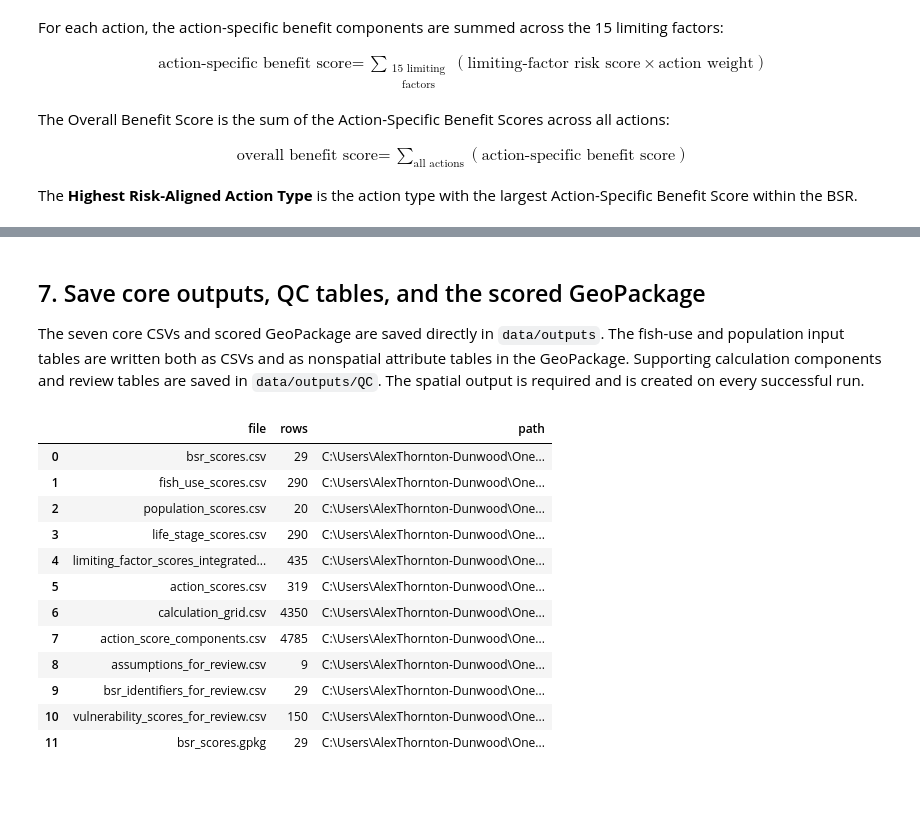
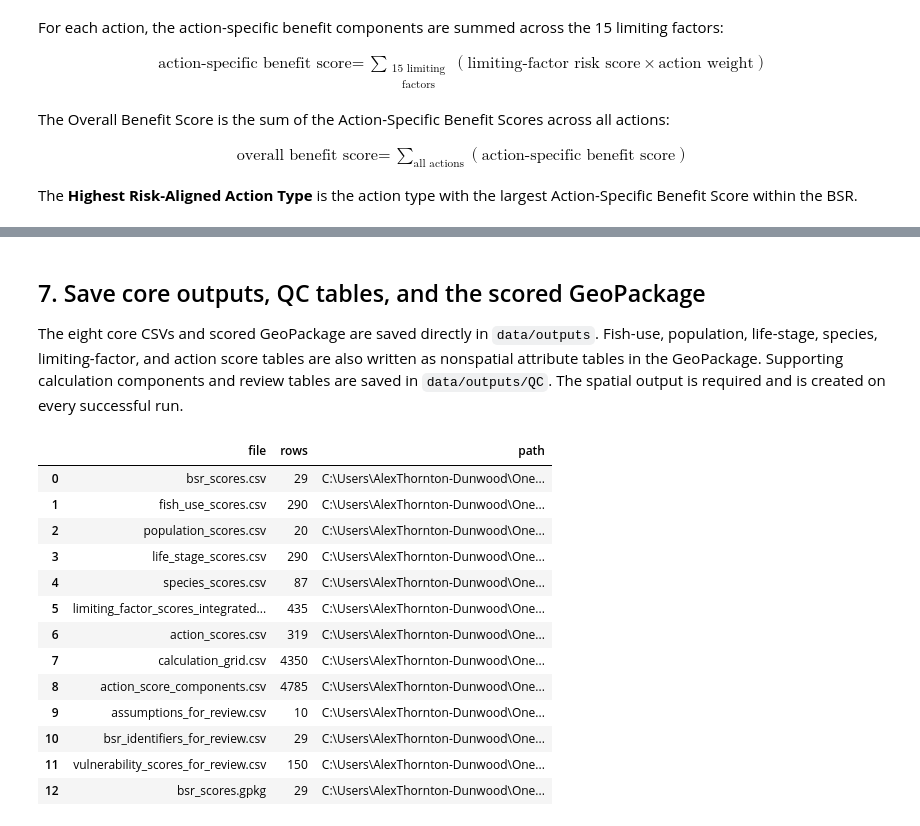
Before and after one commit to atdunwoody/atlas_lvl1-2_scoring_webapp, a Jupyter notebook: archive/atlas_integrated_scoring.ipynb, the cells around one changed output, grey strips where cells are left out. Saved outputs shown, nothing was run; the diff lists cells and outputs as text; code cells hidden in the pictures; blank space fills up the shorter version.

```diff
--- a/archive/atlas_integrated_scoring.ipynb
+++ b/archive/atlas_integrated_scoring.ipynb
@@ -298,10 +306,30 @@ if not schema_qc["schema_pass"].all():
     }
     raise ValueError(f"One or more input schemas do not match: {details}")
 
-# Rename BSR fish use for stable output naming. It is retained for context only.
+# Preserve the source life-stage score and rename BSR fish use for stable
+# output naming. BSR fish use is retained for context only.
 fish_use = raw["fish_use"].rename(
-    columns={"fish_use_score_decimal": "fish_use_score"}
+    columns={
+        "LS_corrected_score": "LS_corrected_score_source",
+        "fish_use_score_decimal": "fish_use_score",
+    }
 ).copy()
+
+# Normalize life-stage fish use by the maximum value across the complete
+# input table. Dividing by the maximum preserves meaningful zeros and the
+# ratios among source scores while constraining the multiplier to 0 to 1.
+life_stage_fish_use_source_max = fish_use["LS_corrected_score_source"].max()
+if (
+    not np.isfinite(life_stage_fish_use_source_max)
+    or life_stage_fish_use_source_max <= 0
+):
+    raise ValueError(
+        "Life-stage fish-use scores must include at least one positive value."
+    )
+fish_use["LS_corrected_score"] = (
+    fish_use["LS_corrected_score_source"]
+    / life_stage_fish_use_source_max
+)
 
 # Copy population priorities so the imported table is not modified.
 population = raw["population"].copy()
@@ -337,7 +365,8 @@ lfat = raw["lfat"].copy()
 # Record the implemented definitions for the saved QC documentation.
 assumptions = pd.DataFrame(
     [
-        ["Life-stage fish use", "LS_corrected_score", "Used in both impact and risk."],
+        ["Life-stage fish use", "LS_corrected_score", "Source score divided by the maximum source score; ranges from 0 to 1."],
+        ["Source life-stage fish use", "LS_corrected_score_source", "Retained for audit; not used directly in impact or risk."],
         ["Species fish use", "species_aggregate_score", "Context only; not a direct multiplier."],
         ["BSR fish use", "fish_use_score_decimal", "Context only; not a direct multiplier."],
         ["Population priority", "population_priority", "Risk equals impact multiplied by priority."],
@@ -1153,7 +1260,7 @@ display(
 # %% [markdown]
 ## 7. Save core outputs, QC tables, and the scored GeoPackage
 
-The seven core CSVs and scored GeoPackage are saved directly in `data/outputs`. The fish-use and population input tables are written both as CSVs and as nonspatial attribute tables in the GeoPackage. Supporting calculation components and review tables are saved in `data/outputs/QC`. The spatial output is required and is created on every successful run.
+The eight core CSVs and scored GeoPackage are saved directly in `data/outputs`. Fish-use, population, life-stage, species, limiting-factor, and action score tables are also written as nonspatial attribute tables in the GeoPackage. Supporting calculation components and review tables are saved in `data/outputs/QC`. The spatial output is required and is created on every successful run.
 # %%
 identifier_review = (
     fish_use[["bsr", "basin", "bsr_crosswalk_status"]]
@@ -1167,6 +1274,7 @@ CORE_SCORE_FILES = {
     "fish_use": "fish_use_scores.csv",
     "population": "population_scores.csv",
     "life_stage": "life_stage_scores.csv",
+    "species": "species_scores.csv",
     "limiting_factor": "limiting_factor_scores_integrated.csv",
     "action": "action_scores.csv",
     "grid": "calculation_grid.csv",
@@ -1177,6 +1285,7 @@ CORE_OUTPUTS = {
     CORE_SCORE_FILES["fish_use"]: fish_use,
     CORE_SCORE_FILES["population"]: population,
     CORE_SCORE_FILES["life_stage"]: life_stage_scores,
+    CORE_SCORE_FILES["species"]: species_scores,
     CORE_SCORE_FILES["limiting_factor"]: limiting_factor_scores,
     CORE_SCORE_FILES["action"]: action_scores,
     CORE_SCORE_FILES["grid"]: calculation_grid,
@@ -1203,7 +1312,7 @@ GPKG_ATTRIBUTE_TABLES = {
         "table": fish_use,
         "identifier": "Atlas fish-use scores",
         "description": (
-            "Source overall, species, and life-stage fish-use scores"
+            "Source and normalized overall, species, and life-stage fish-use scores"
         ),
     },
     "population_scores": {
@@ -1218,6 +1327,13 @@ GPKG_ATTRIBUTE_TABLES = {
         "identifier": "Atlas life-stage scores",
         "description": (
             "Level 1 species and life-stage scores by BSR for attribute joins"
+        ),
+    },
+    "species_scores": {
+        "table": species_scores,
+        "identifier": "Atlas species scores",
+        "description": (
+            "Level 1 species impact and risk scores by BSR"
         ),
     },
     "limiting_factor_scores": {
@@ -1505,41 +1621,42 @@ def write_scored_bsr_gpkg(
 
 (
     BSR_OUTPUT_LAYER,
     BSR_GEOMETRY_FIELD,
     BSR_SOURCE_KEY,
     BSR_SCORE_FIELDS,
     BSR_ATTRIBUTE_TABLES,
 ) = write_scored_bsr_gpkg(
     BSR_INPUT_PATH, BSR_OUTPUT_PATH, bsr_scores, GPKG_ATTRIBUTE_TABLES
 )
 
 manifest_rows = [
     {"file": filename, "rows": len(table), "path": OUTPUT_PATHS[filename]}
     for filename, table in ALL_CSV_OUTPUTS.items()
 ]
 manifest_rows.append(
     {
         "file": BSR_OUTPUT_FILE,
         "rows": len(bsr_scores),
         "path": BSR_OUTPUT_PATH,
     }
 )
 output_manifest = pd.DataFrame(manifest_rows)
 display(output_manifest)
 # %% [output]
 |  | file | rows | path |
 | 0 | bsr_scores.csv | 29 | C:\Users\AlexThornton-Dunwood\One... |
 | 1 | fish_use_scores.csv | 290 | C:\Users\AlexThornton-Dunwood\One... |
 | 2 | population_scores.csv | 20 | C:\Users\AlexThornton-Dunwood\One... |
 | 3 | life_stage_scores.csv | 290 | C:\Users\AlexThornton-Dunwood\One... |
-| 4 | limiting_factor_scores_integrated... | 435 | C:\Users\AlexThornton-Dunwood\One... |
-| 5 | action_scores.csv | 319 | C:\Users\AlexThornton-Dunwood\One... |
-| 6 | calculation_grid.csv | 4350 | C:\Users\AlexThornton-Dunwood\One... |
-| 7 | action_score_components.csv | 4785 | C:\Users\AlexThornton-Dunwood\One... |
-| 8 | assumptions_for_review.csv | 9 | C:\Users\AlexThornton-Dunwood\One... |
-| 9 | bsr_identifiers_for_review.csv | 29 | C:\Users\AlexThornton-Dunwood\One... |
-| 10 | vulnerability_scores_for_review.csv | 150 | C:\Users\AlexThornton-Dunwood\One... |
-| 11 | bsr_scores.gpkg | 29 | C:\Users\AlexThornton-Dunwood\One... |
+| 4 | species_scores.csv | 87 | C:\Users\AlexThornton-Dunwood\One... |
+| 5 | limiting_factor_scores_integrated... | 435 | C:\Users\AlexThornton-Dunwood\One... |
+| 6 | action_scores.csv | 319 | C:\Users\AlexThornton-Dunwood\One... |
+| 7 | calculation_grid.csv | 4350 | C:\Users\AlexThornton-Dunwood\One... |
+| 8 | action_score_components.csv | 4785 | C:\Users\AlexThornton-Dunwood\One... |
+| 9 | assumptions_for_review.csv | 10 | C:\Users\AlexThornton-Dunwood\One... |
+| 10 | bsr_identifiers_for_review.csv | 29 | C:\Users\AlexThornton-Dunwood\One... |
+| 11 | vulnerability_scores_for_review.csv | 150 | C:\Users\AlexThornton-Dunwood\One... |
+| 12 | bsr_scores.gpkg | 29 | C:\Users\AlexThornton-Dunwood\One... |
 # %% [markdown]
 ## 8. Interpretations and notes
 
```
Also changed, not shown: parts of 13 cells of this notebook, 2 other files.
